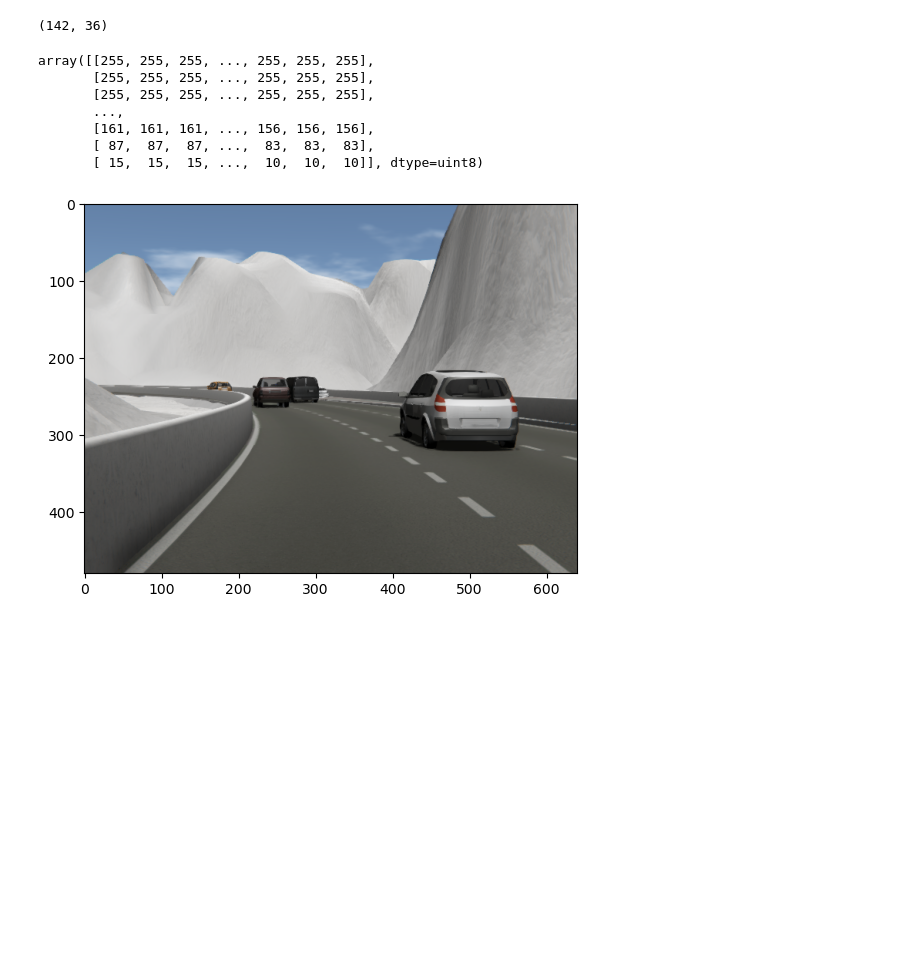
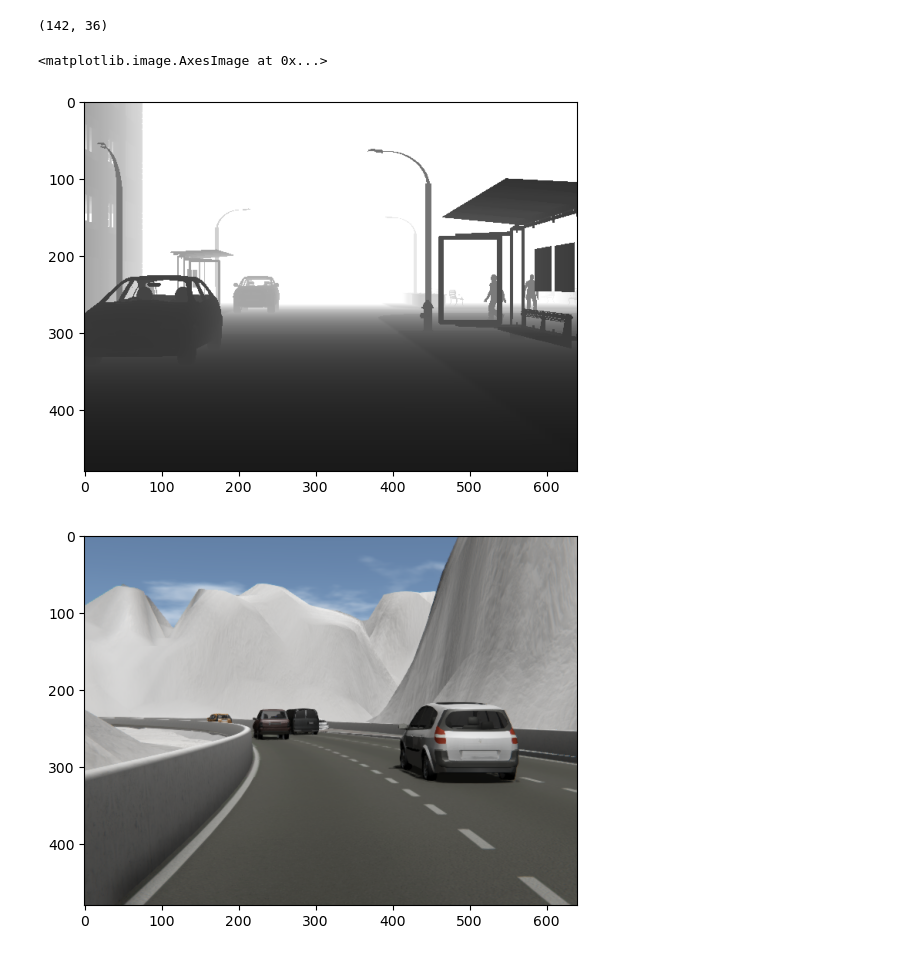
Before and after one commit to luisdecker/DepthTasks, a Jupyter notebook: src/synthia.ipynb, the cells around one changed output. Cells and saved outputs as stored; diff of their text form; code cells hidden in the pictures; blank space fills up the shorter version.

```diff
--- a/src/synthia.ipynb
+++ b/src/synthia.ipynb
@@ -89,17 +89,24 @@ all_paths = {'train':train_paths,'validation':val_paths,'test':test_paths}
 
 with open('../configs/synthia_splits.json','x') as f:
     json.dump(all_paths,f)
-# %%
-img = cv2.imread(os.path.join(root, train_paths[3000]["depth_l"]),cv2.IMREAD_UNCHANGED)
-img[...,2]
-# %% [output]
-array([[255, 255, 255, ..., 255, 255, 255],
-       [255, 255, 255, ..., 255, 255, 255],
-       [255, 255, 255, ..., 255, 255, 255],
-       ...,
-       [161, 161, 161, ..., 156, 156, 156],
-       [ 87,  87,  87, ...,  83,  83,  83],
-       [ 15,  15,  15, ...,  10,  10,  10]], dtype=uint8)
+# %%
+import cv2
+import matplotlib.pyplot as plt
+from PIL import Image as Image
+import numpy as np
+
+img = cv2.imread(os.path.join(root, train_paths[2000]["depth_l"]),-1).astype(np.float32)
+R = img[:, :, 2]
+G = img[:, :, 1] * 256
+B = img[:, :, 0] * 256 * 265
+dividendo = 256 * 256 * 256 - 1
+depth = 5000 * ((R + G + B) / dividendo)
+img = Image.fromarray(depth.astype(np.float32)* 5)
+
+plt.imshow(img)
+# %% [output]
+<matplotlib.image.AxesImage at 0x...>
+[figure, added]
 # %%
 import cv2
 import matplotlib.pyplot as plt
```
Also changed, not shown: 13 other files.
